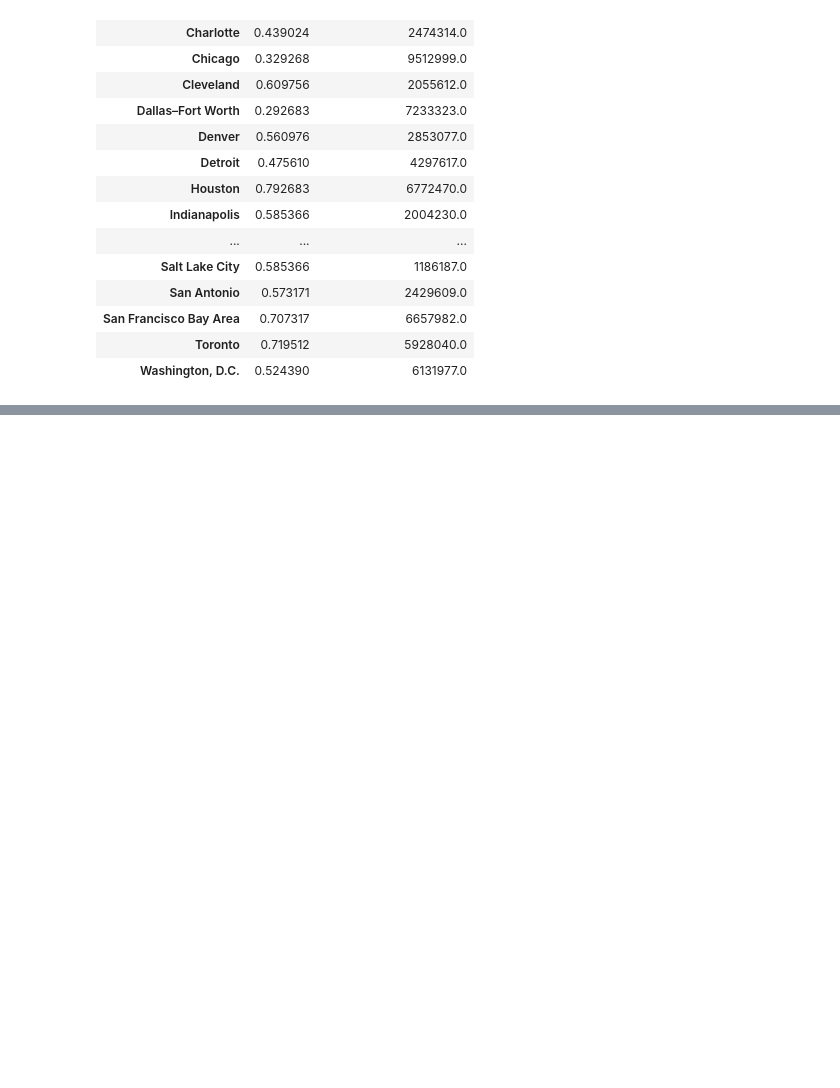
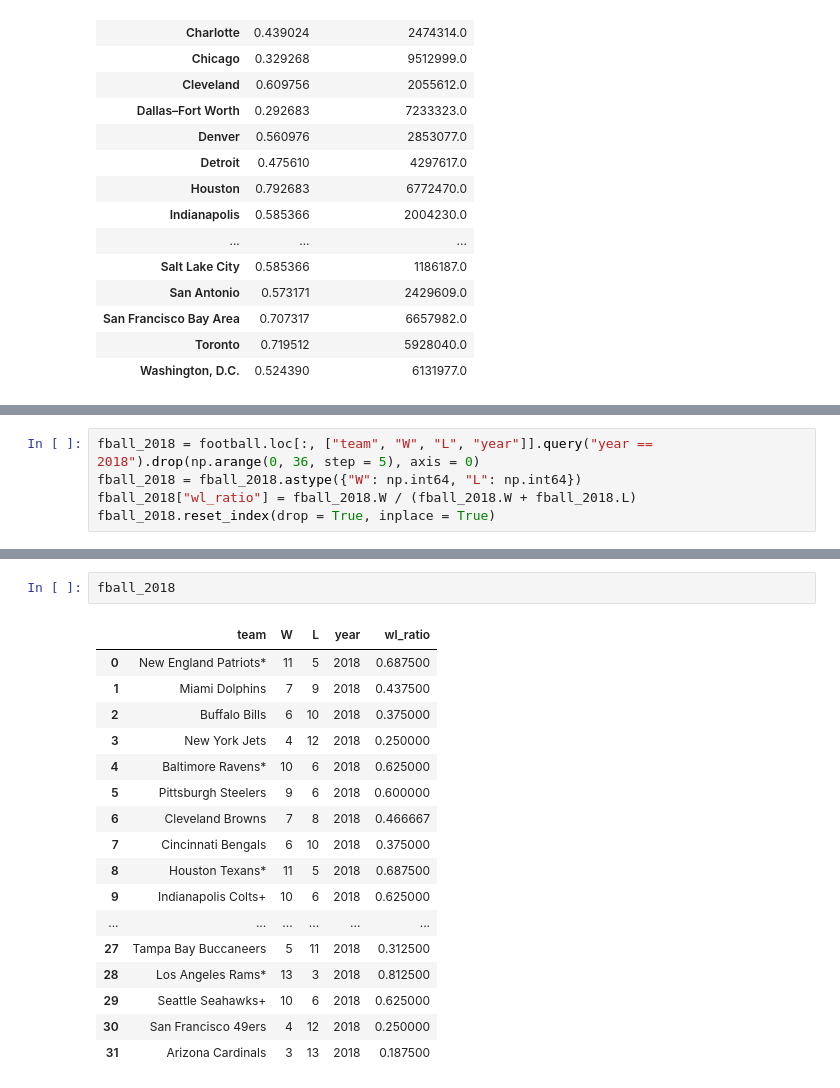
Before and after one commit to anoban/Introduction-to-Data-Science-in-Python, a Jupyter notebook: assignment4/Assignment 4 Test.ipynb, the cells around one changed output, grey strips where cells are left out. Saved outputs shown, nothing was run; the diff lists cells and outputs as text; blank space fills up the shorter version.

```diff
--- a/assignment4/Assignment 4 Test.ipynb
+++ b/assignment4/Assignment 4 Test.ipynb
@@ -361,0 +482,5 @@ pd.merge(bask_2018, _cities, on = "Metropolitan area", how = "inner") \
+# %%
+fball_2018 = football.loc[:, ["team", "W", "L", "year"]].query("year == 2018").drop(np.arange(0, 36, step = 5), axis = 0)
+fball_2018 = fball_2018.astype({"W": np.int64, "L": np.int64})
+fball_2018["wl_ratio"] = fball_2018.W / (fball_2018.W + fball_2018.L)
+fball_2018.reset_index(drop = True, inplace = True)
@@ -361,0 +496,20 @@ pd.merge(bask_2018, _cities, on = "Metropolitan area", how = "inner") \
+# %%
+fball_2018
+# %% [output]
+|  | team | W | L | year | wl_ratio |
+| 0 | New England Patriots* | 11 | 5 | 2018 | 0.687500 |
+| 1 | Miami Dolphins | 7 | 9 | 2018 | 0.437500 |
+| 2 | Buffalo Bills | 6 | 10 | 2018 | 0.375000 |
+| 3 | New York Jets | 4 | 12 | 2018 | 0.250000 |
+| 4 | Baltimore Ravens* | 10 | 6 | 2018 | 0.625000 |
+| 5 | Pittsburgh Steelers | 9 | 6 | 2018 | 0.600000 |
+| 6 | Cleveland Browns | 7 | 8 | 2018 | 0.466667 |
+| 7 | Cincinnati Bengals | 6 | 10 | 2018 | 0.375000 |
+| 8 | Houston Texans* | 11 | 5 | 2018 | 0.687500 |
+| 9 | Indianapolis Colts+ | 10 | 6 | 2018 | 0.625000 |
+| ... | ... | ... | ... | ... | ... |
+| 27 | Tampa Bay Buccaneers | 5 | 11 | 2018 | 0.312500 |
+| 28 | Los Angeles Rams* | 13 | 3 | 2018 | 0.812500 |
+| 29 | Seattle Seahawks+ | 10 | 6 | 2018 | 0.625000 |
+| 30 | San Francisco 49ers | 4 | 12 | 2018 | 0.250000 |
+| 31 | Arizona Cardinals | 3 | 13 | 2018 | 0.187500 |
```
Also changed, not shown: parts of 20 cells of this notebook, 1 other file.
